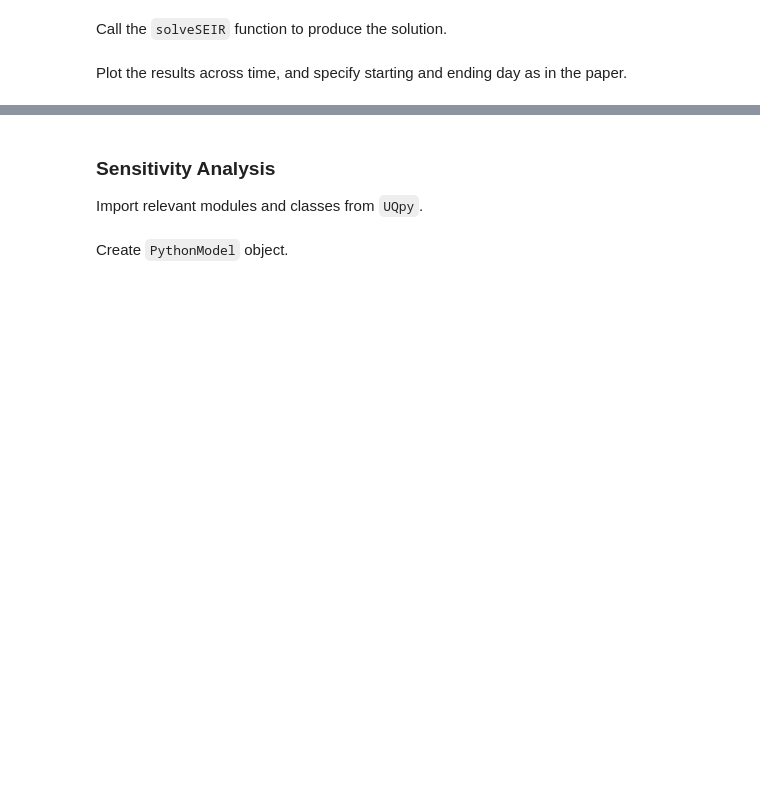
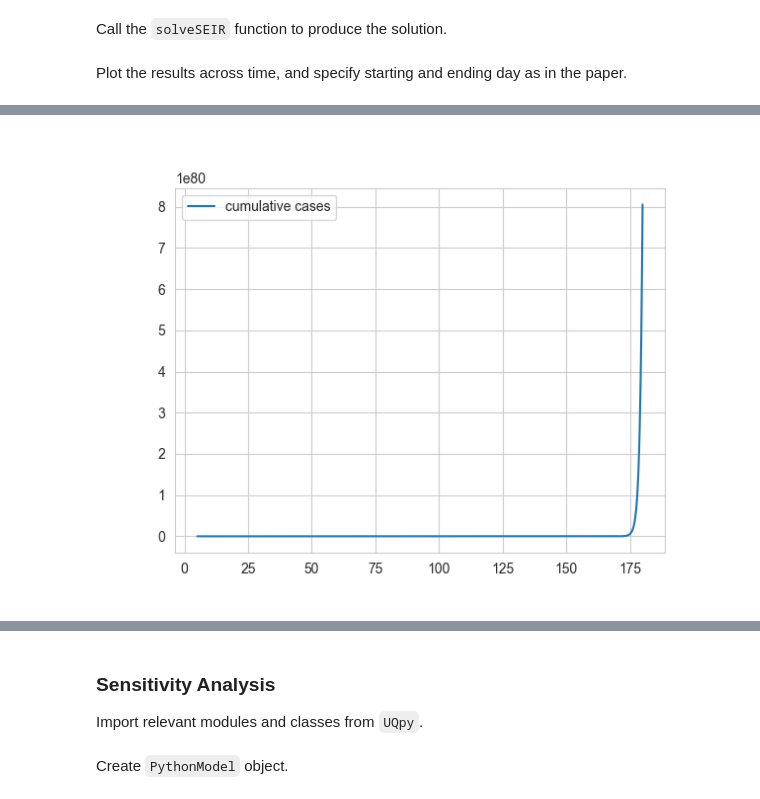
Before and after one commit to teobucci/computational-statistics, a Jupyter notebook: 04_SIR.ipynb, the cells around one changed output, grey strips where cells are left out. Saved outputs shown, nothing was run; the diff lists cells and outputs as text; code cells hidden in the pictures; blank space fills up the shorter version.

```diff
--- a/04_SIR.ipynb
+++ b/04_SIR.ipynb
@@ -96,0 +92,8 @@ def calculate_R0(Y, t, gamma, lam):
+# %%
+fig, ax = plt.subplots()
+ax.plot(t[timespan], sol[8, timespan], label="cumulative cases")
+
+ax.legend()
+plt.show()
+# %% [output]
+[figure, added]
```
Also changed, not shown: parts of 20 cells of this notebook, 1 other file.
